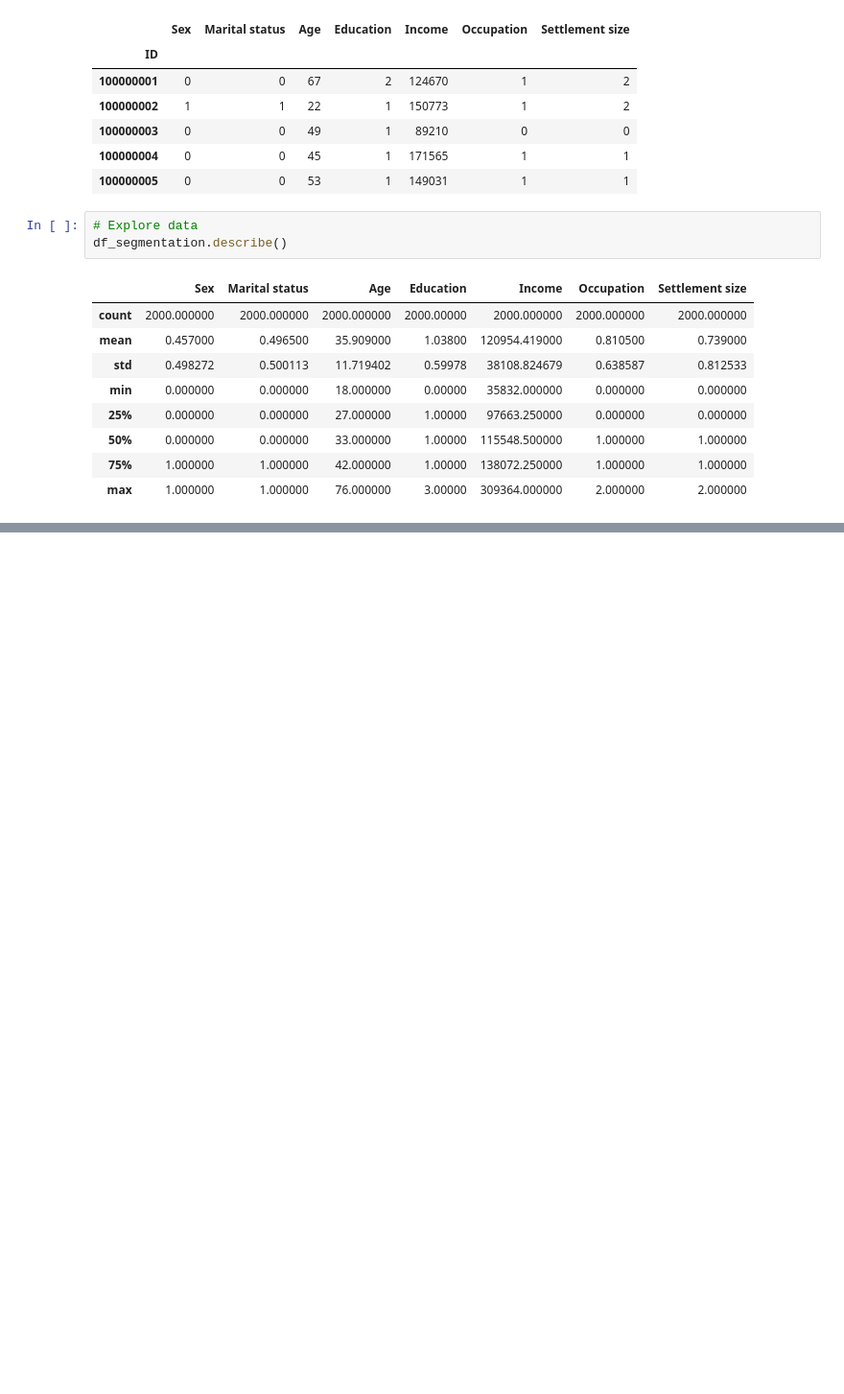
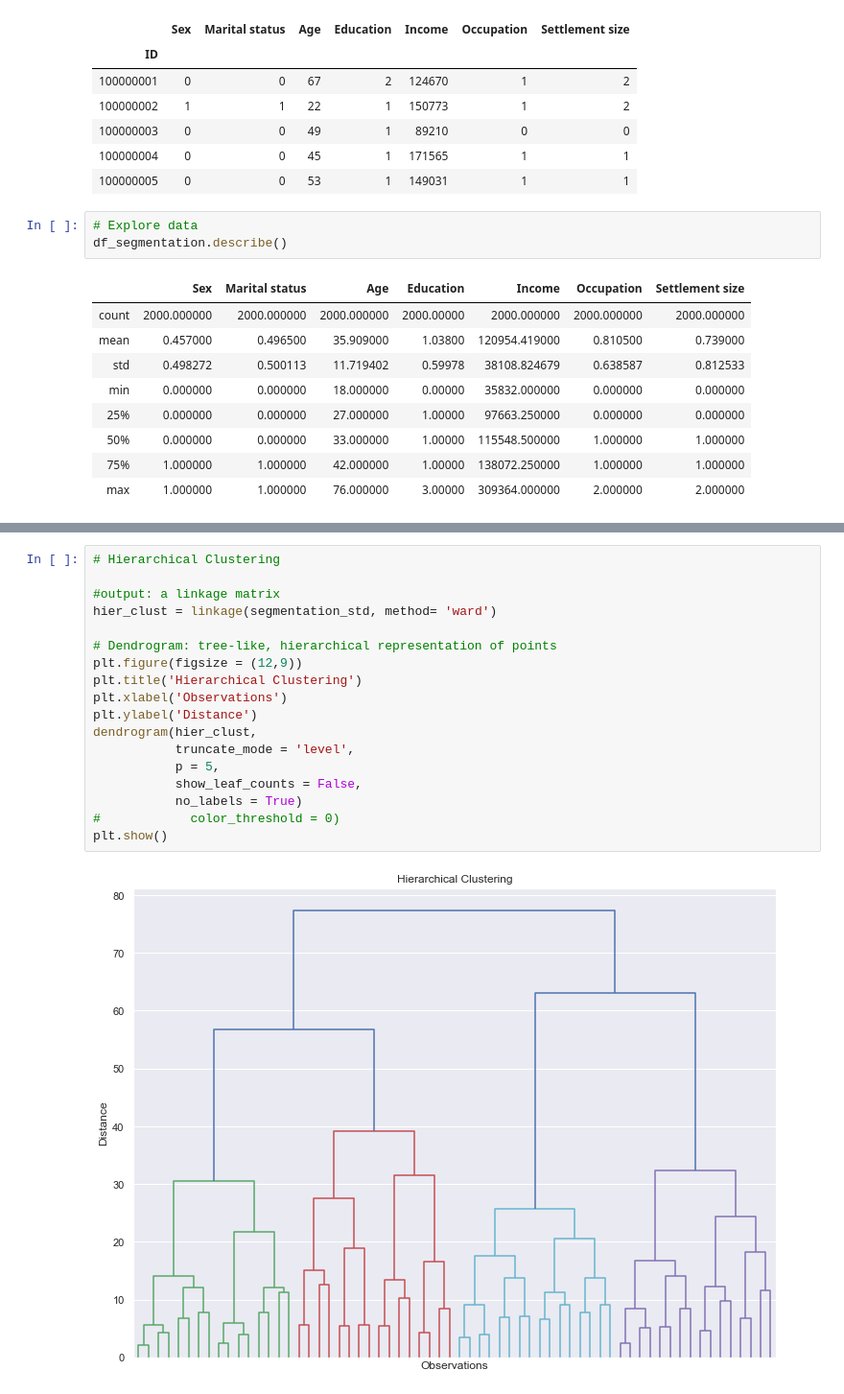
Before and after one commit to SimonSlominski/Data_Science, a Jupyter notebook: 01_Customer_Analytics/Customer_analitics_segmentation.ipynb, the cells around one changed output, grey strips where cells are left out. Shown at 96% size. Drawn from its saved outputs; the diff is of its cells as text; blank space fills up the shorter version.

Commit message:
Add hierarchical clustering to (CAS)

```diff
--- a/01_Customer_Analytics/Customer_analitics_segmentation.ipynb
+++ b/01_Customer_Analytics/Customer_analitics_segmentation.ipynb
@@ -106,0 +92,20 @@ Text(0.5, 1.0, 'Raw Data Visualization')
+# %%
+# Hierarchical Clustering
+
+#output: a linkage matrix
+hier_clust = linkage(segmentation_std, method= 'ward')
+
+# Dendrogram: tree-like, hierarchical representation of points
+plt.figure(figsize = (12,9))
+plt.title('Hierarchical Clustering')
+plt.xlabel('Observations')
+plt.ylabel('Distance')
+dendrogram(hier_clust,
+           truncate_mode = 'level',
+           p = 5,
+           show_leaf_counts = False,
+           no_labels = True)
+#            color_threshold = 0)
+plt.show()
+# %% [output]
+[figure, added]
```
Also changed, not shown: parts of 9 cells of this notebook.
